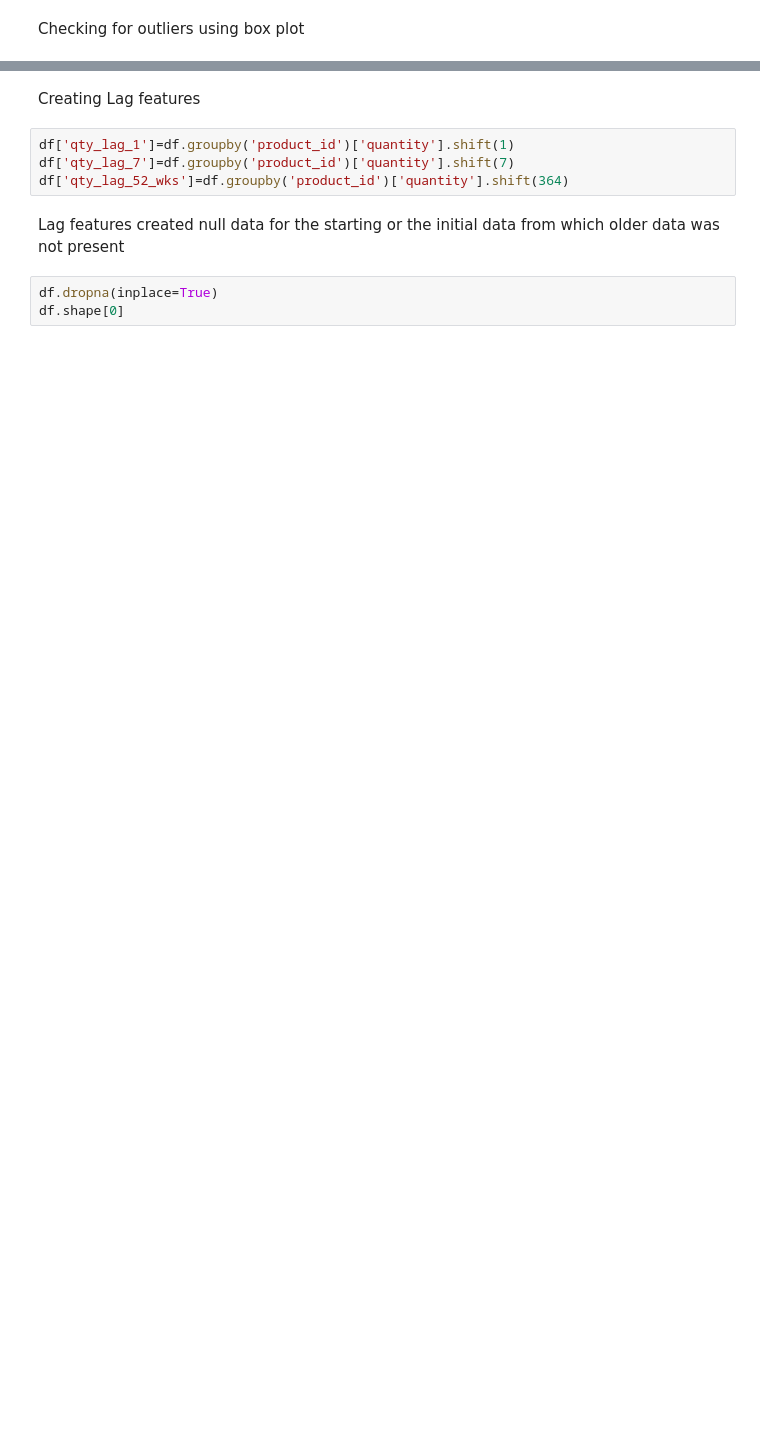
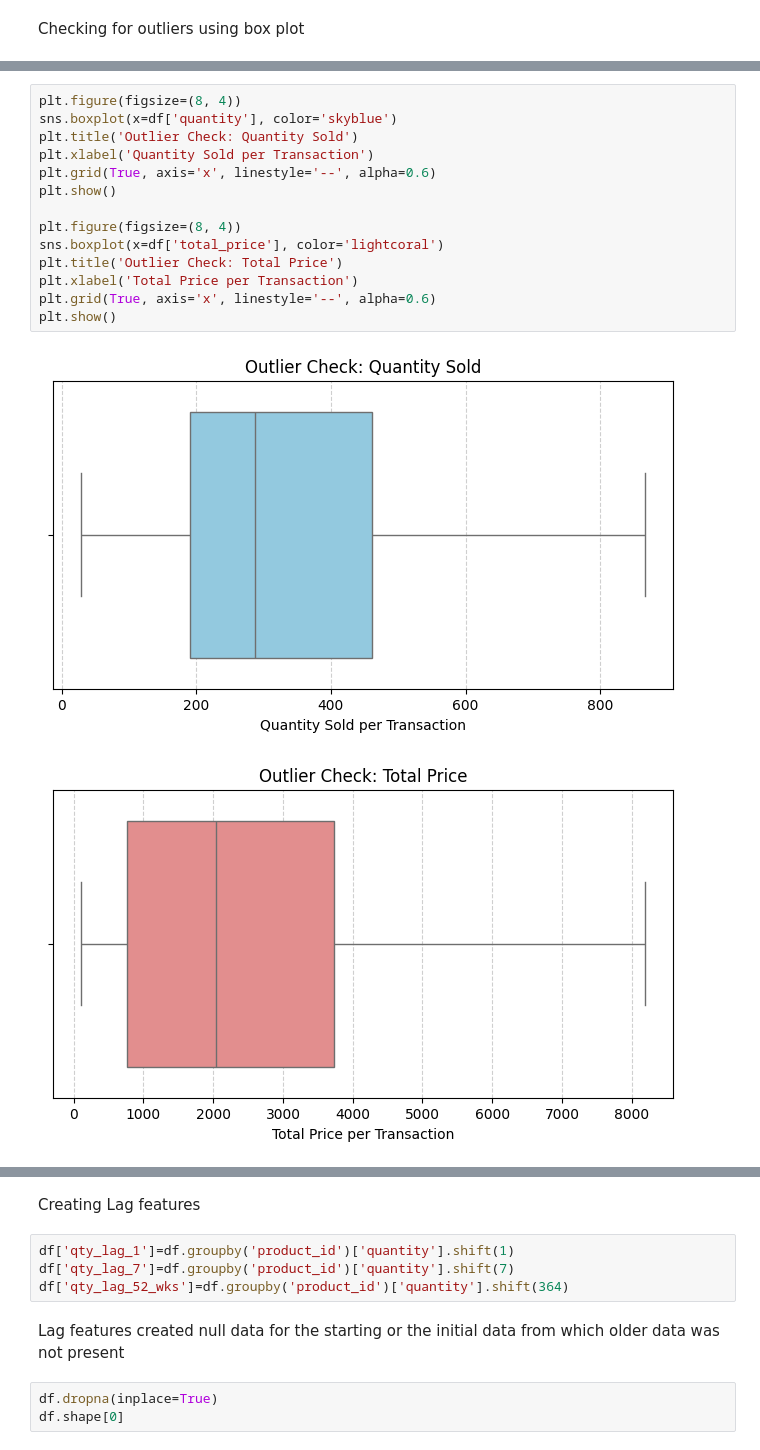
Before and after one commit to ShashwatBansal14/Inventory_forecast_model, a Jupyter notebook: 02_EDA_Feature_eng.ipynb, the cells around one changed output, grey strips where cells are left out. Drawn from its saved outputs; the diff is of its cells as text; blank space fills up the shorter version.

```diff
--- a/02_EDA_Feature_eng.ipynb
+++ b/02_EDA_Feature_eng.ipynb
@@ -93 +164,18 @@ plt.show()
+# %%
+plt.figure(figsize=(8, 4))
+sns.boxplot(x=df['quantity'], color='skyblue')
+plt.title('Outlier Check: Quantity Sold')
+plt.xlabel('Quantity Sold per Transaction')
+plt.grid(True, axis='x', linestyle='--', alpha=0.6)
+plt.show()
+
+plt.figure(figsize=(8, 4))
+sns.boxplot(x=df['total_price'], color='lightcoral')
+plt.title('Outlier Check: Total Price')
+plt.xlabel('Total Price per Transaction')
+plt.grid(True, axis='x', linestyle='--', alpha=0.6)
+plt.show()
+# %% [output]
+[figure, added]
+[figure, added]
 # %%
```
Also changed, not shown: parts of 18 cells of this notebook.
